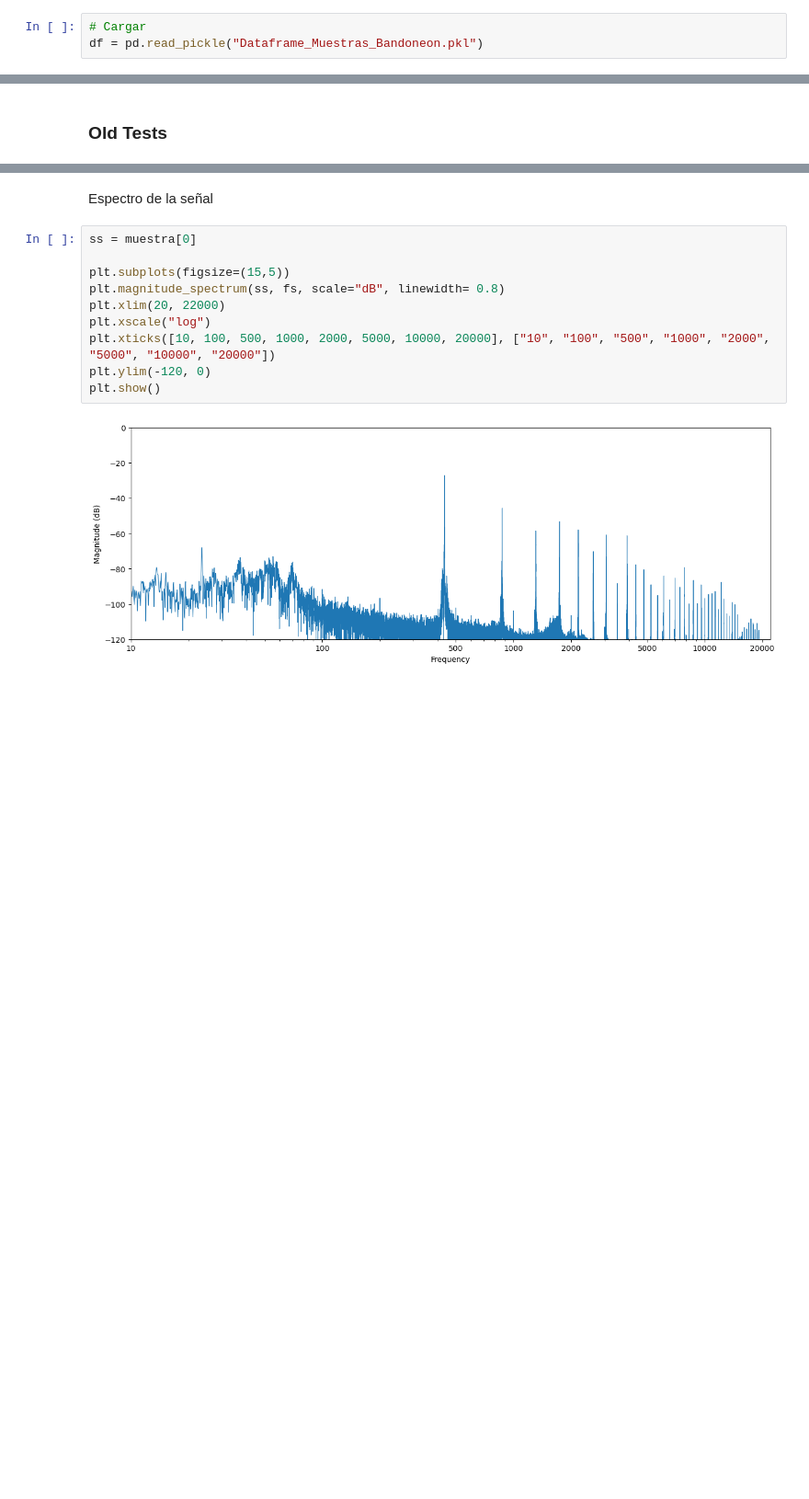
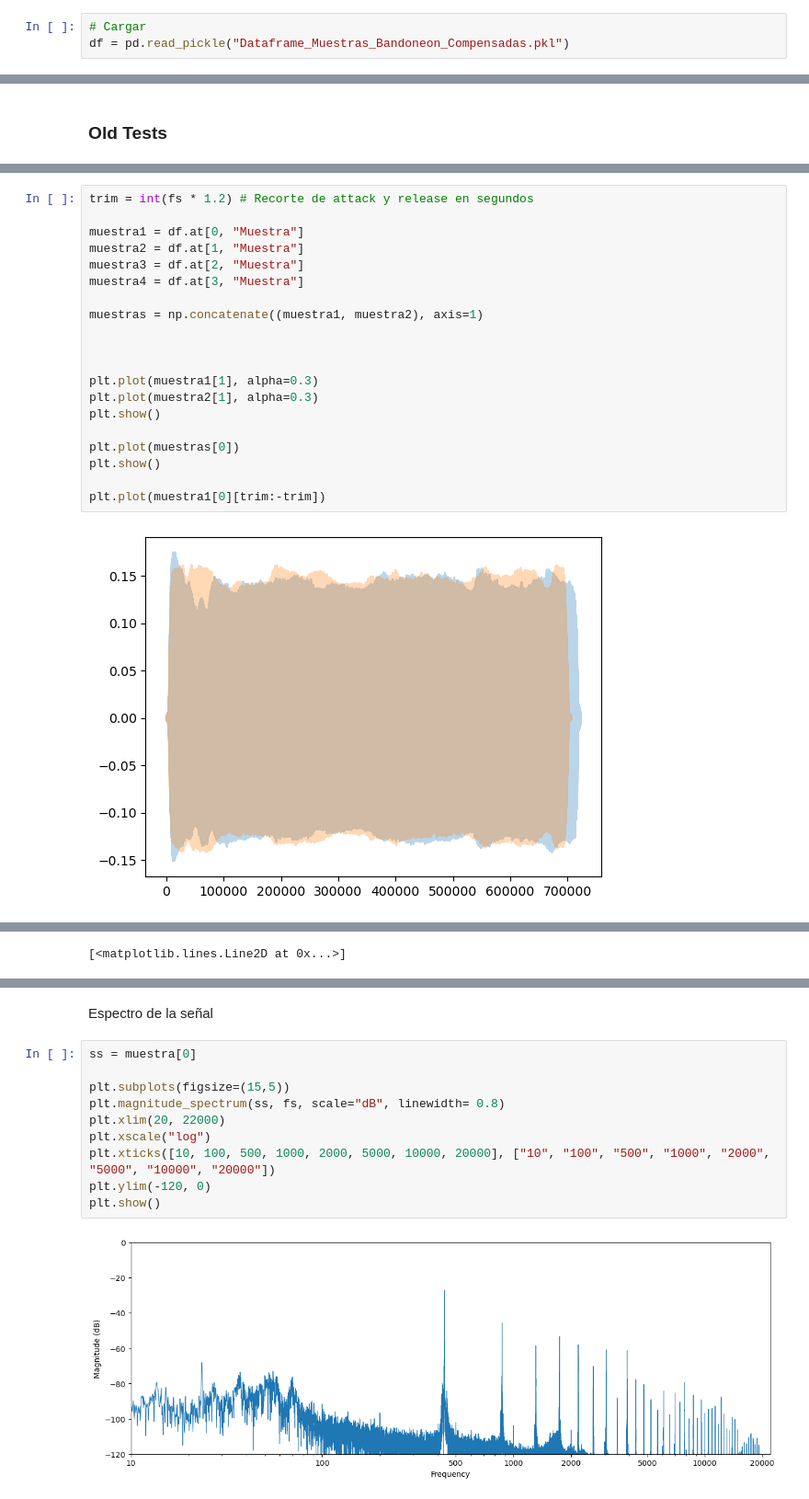
Before and after one commit to MatiasCarbone/Analisis-Directividad, a Jupyter notebook: Analisis Directividad.ipynb, the cells around one changed output, grey strips where cells are left out. Shown at 92% size. Drawn from its saved outputs; the diff is of its cells as text; blank space fills up the shorter version.

```diff
--- a/Analisis Directividad.ipynb
+++ b/Analisis Directividad.ipynb
@@ -145,6 +183,6 @@ KeyboardInterrupt:
 ### Carga y guardado del dataframe
 # %%
 # Cargar
-df = pd.read_pickle("Dataframe_Muestras_Bandoneon.pkl")
+df = pd.read_pickle("Dataframe_Muestras_Bandoneon_Compensadas.pkl")
 # %%
 # Guardar
@@ -253,0 +304,22 @@ plt.polar(theta, rms_bands[0], linewidth=0, marker='.')
+# %%
+trim = int(fs * 1.2) # Recorte de attack y release en segundos
+
+muestra1 = df.at[0, "Muestra"]
+muestra2 = df.at[1, "Muestra"]
+muestra3 = df.at[2, "Muestra"]
+muestra4 = df.at[3, "Muestra"]
+
+muestras = np.concatenate((muestra1, muestra2), axis=1)
+
+
+
+plt.plot(muestra1[1], alpha=0.3)
+plt.plot(muestra2[1], alpha=0.3)
+plt.show()
+
+plt.plot(muestras[0])
+plt.show()
+
+plt.plot(muestra1[0][trim:-trim])
+# %% [output]
+[figure, added]
@@ -253,0 +327 @@ plt.polar(theta, rms_bands[0], linewidth=0, marker='.')
+[<matplotlib.lines.Line2D at 0x...>]
```
Also changed, not shown: parts of 16 cells of this notebook, 1 other file.
